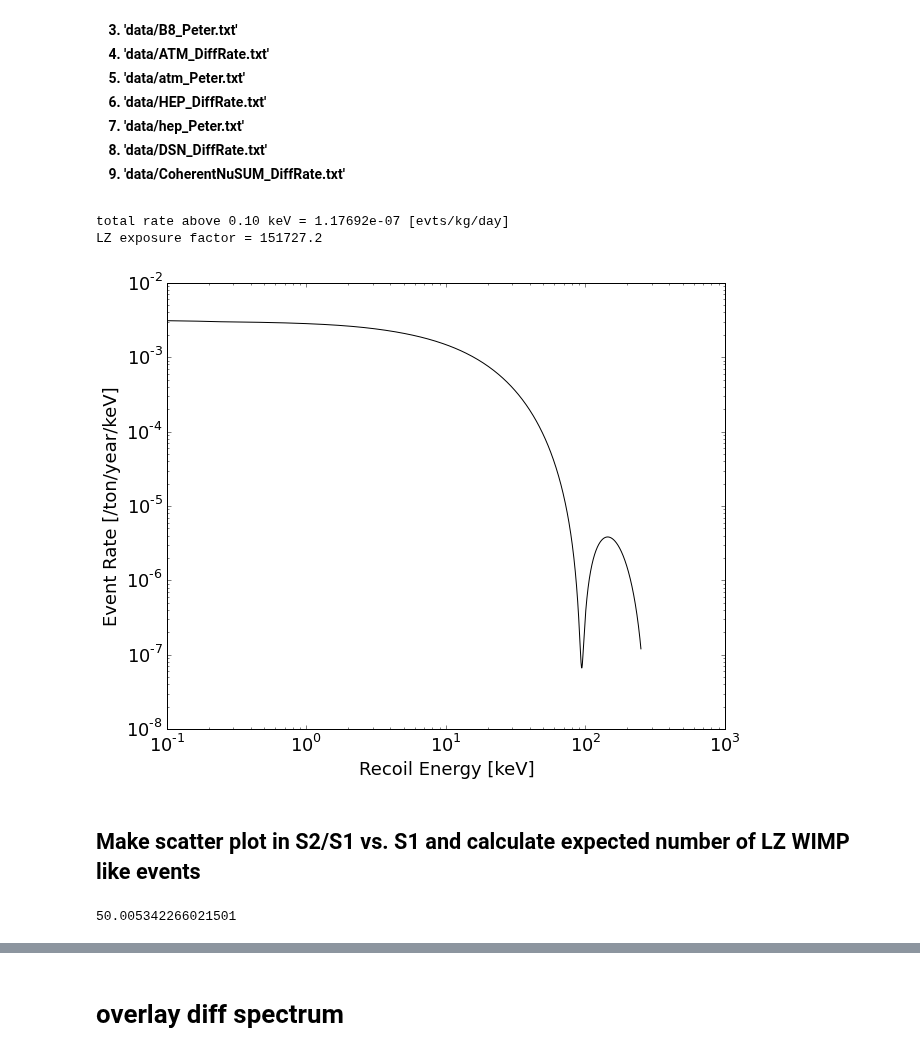
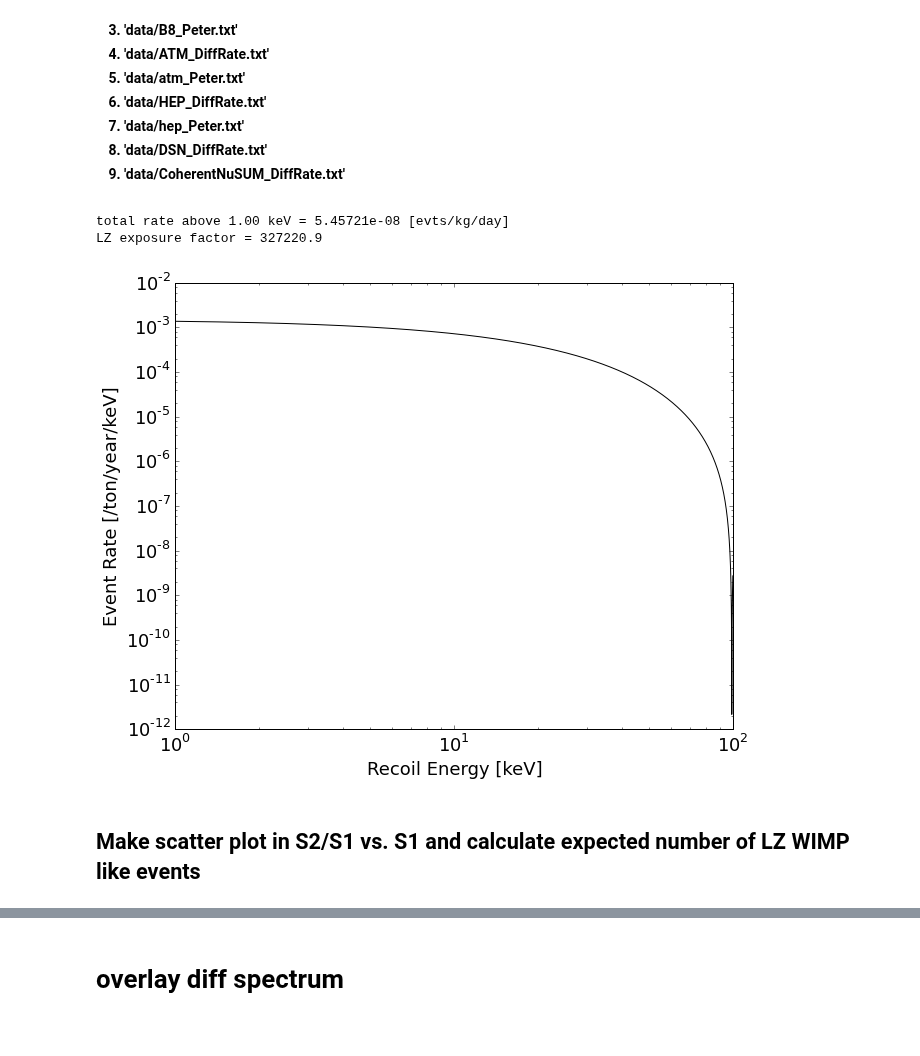
Before and after one commit to attdobi/iPyNb, a Jupyter notebook: PyNEST/LZ_S1S2_BG_Calc.ipynb, the cells around one changed output, grey strips where cells are left out. Drawn from its saved outputs; the diff is of its cells as text; code cells hidden in the pictures.

```diff
--- a/PyNEST/LZ_S1S2_BG_Calc.ipynb
+++ b/PyNEST/LZ_S1S2_BG_Calc.ipynb
@@ -42,28 +42,24 @@ Functions loaded:
 </h4>
 # %%
 #setup (title to save figure, and file path to diff E spectrum , or list of energies)
-title="atm"
-file_path='data/ATM_DiffRate.txt'
+title="atm_Peter"
+file_path='data/atm_Peter.txt'
 ParticleType='NR' # ER or NR
 
 # Get S1 and S2 from an exmple PP solar neutrino differential spectrum
 Nph, Ne, Ne_ext, S1_spike, S1, S2, NS1_coin, Rate_evts_kg_day, LZ_exposure_factor = dN2NphNe(file_path=file_path,ParticleType=ParticleType,nSim=1e5, minSpikePE=0.2, e_lifetime=1000)
 
 # Or use this to convert energy array into S1,S2 with energy_array=>your energy array
 #Nph, Ne, S1, S2 = E2NphNe(Energy =energy_array, ParticleType=ParticleType)
 
 #Generate Flat ER and NR spectra:
-S1_bin_cen_n, mean_S2oS1_n, std_S2oS1_n, S1_bin_cen_e, mean_S2oS1_e, stdev_S2oS1_e = genBands(nSim=1e6)
+S1_bin_cen_n, mean_S2oS1_n, std_S2oS1_n, S1_bin_cen_e, mean_S2oS1_e, stdev_S2oS1_e, E_bin_cen_e, Eff_e, E_bin_cen_r, Eff_r = genBands(nSim=1e6)
 # %% [output]
-total rate above 0.10 keV = 1.17692e-07 [evts/kg/day]
-LZ exposure factor = 151727.2
+total rate above 1.00 keV = 5.45721e-08 [evts/kg/day]
+LZ exposure factor = 327220.9
-[figure, old version]
+[figure, new version]
 # %% [markdown]
 <h2> Make scatter plot in S2/S1 vs. S1 and calculate expected number of LZ WIMP like events</h2>
-# %%
-S1_bin_cen_n
-# %% [output]
-50.005342266021501
 # %%
 #plot WS region, and Calc expected count in WS region
 
```
Also changed, not shown: parts of 3 cells of this notebook, 59 other files.
